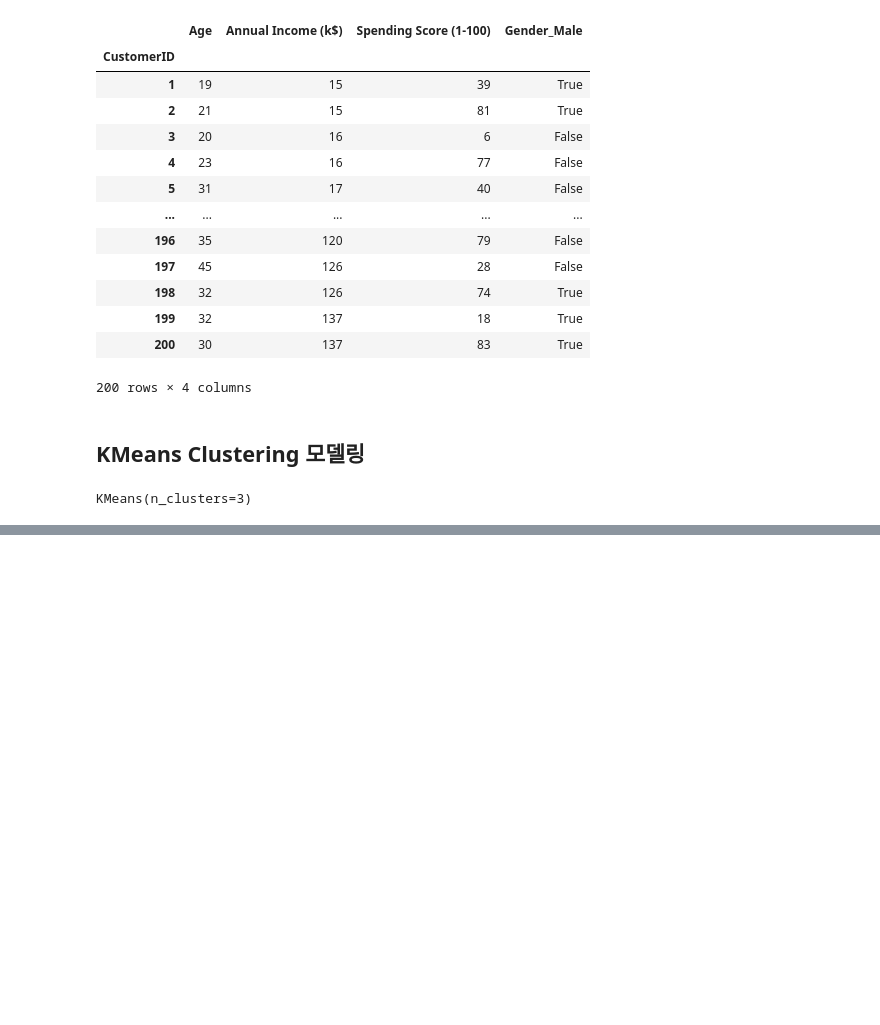
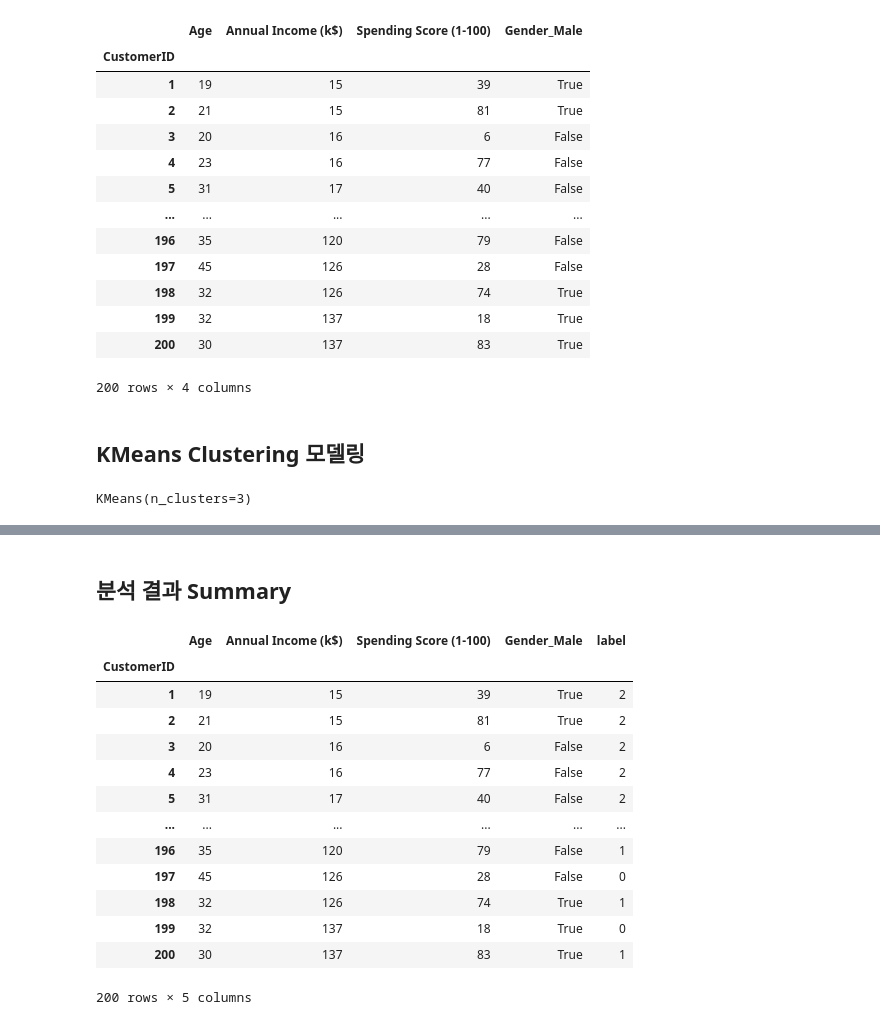
Before and after one commit to sngsuNoh/Ecommerce_Data, a Jupyter notebook: Customer_Classification.ipynb, the cells around one changed output, grey strips where cells are left out. Cells and saved outputs as stored; diff of their text form; code cells hidden in the pictures; blank space fills up the shorter version.

Commit message:
model summary

```diff
--- a/Customer_Classification.ipynb
+++ b/Customer_Classification.ipynb
@@ -95,0 +96,23 @@ array([2, 2, 0, 2, 2, 2, 0, 2, 0, 2, 0, 2, 0, 2, 0, 2, 2, 2, 0, 2, 2, 2,
+# %% [markdown]
+## 분석 결과 Summary
+# %%
+result_df = df.copy()
+# %%
+result_df['label'] = model.labels_
+# %%
+result_df
+# %% [output]
+|  | Age | Annual Income (k$) | Spending Score (1-100) | Gender_Male | label |
+| CustomerID |  |  |  |  |  |
+| 1 | 19 | 15 | 39 | True | 2 |
+| 2 | 21 | 15 | 81 | True | 2 |
+| 3 | 20 | 16 | 6 | False | 2 |
+| 4 | 23 | 16 | 77 | False | 2 |
+| 5 | 31 | 17 | 40 | False | 2 |
+| ... | ... | ... | ... | ... | ... |
+| 196 | 35 | 120 | 79 | False | 1 |
+| 197 | 45 | 126 | 28 | False | 0 |
+| 198 | 32 | 126 | 74 | True | 1 |
+| 199 | 32 | 137 | 18 | True | 0 |
+| 200 | 30 | 137 | 83 | True | 1 |
+200 rows × 5 columns
```
Also changed, not shown: parts of 3 cells of this notebook.
